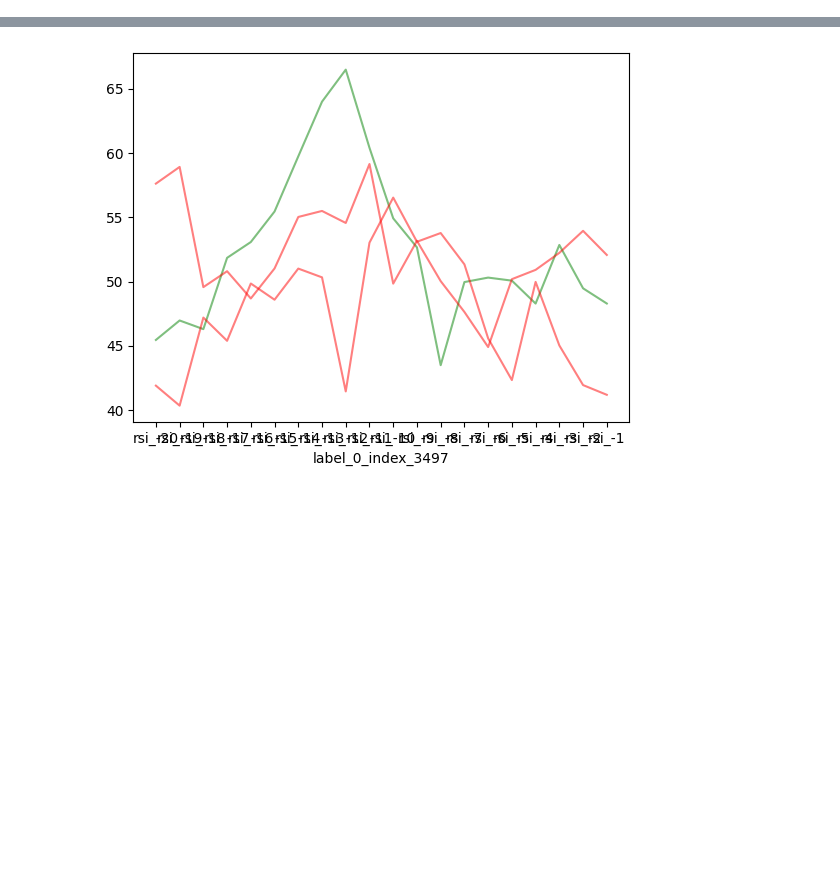
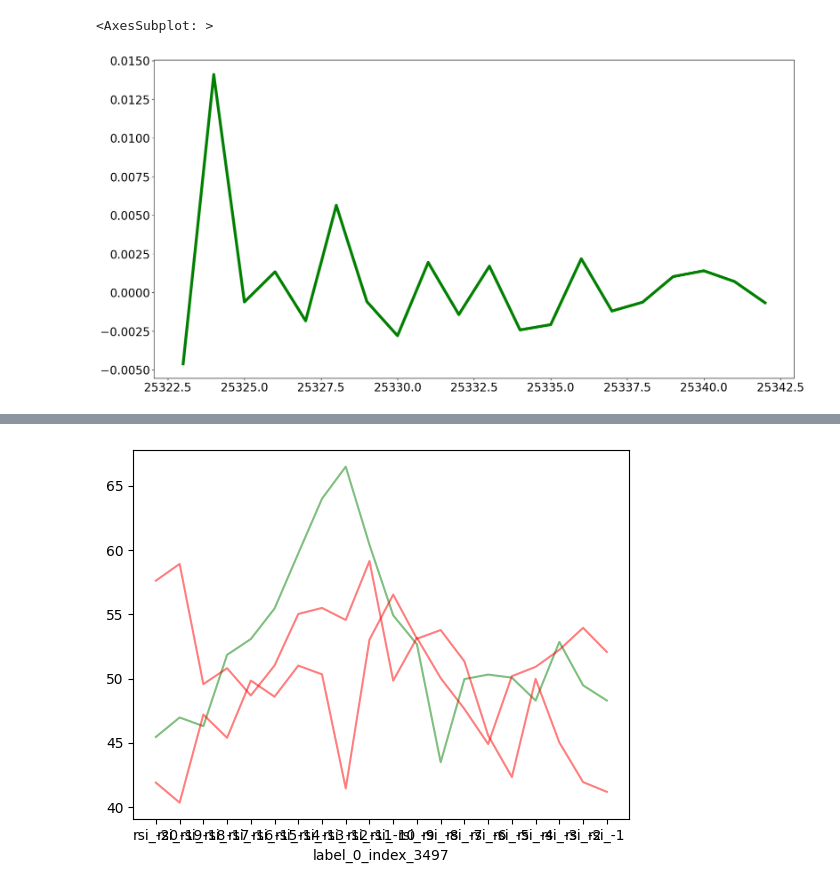
Before and after one commit to The0ps/handson-ml3, a Jupyter notebook: v1.ipynb, the cells around one changed output, grey strips where cells are left out. Saved outputs shown, nothing was run; the diff lists cells and outputs as text; code cells hidden in the pictures; blank space fills up the shorter version.

```diff
--- a/v1.ipynb
+++ b/v1.ipynb
@@ -143,0 +191,5 @@ for times in range(0,10):
+# %%
+df_kmeans_ts['close_pct'].tail(20).plot( figsize=(20,10), linewidth=5, fontsize=20, color='green')
+# %% [output]
+<AxesSubplot: >
+[figure, added]
```
Also changed, not shown: parts of 11 cells of this notebook.
